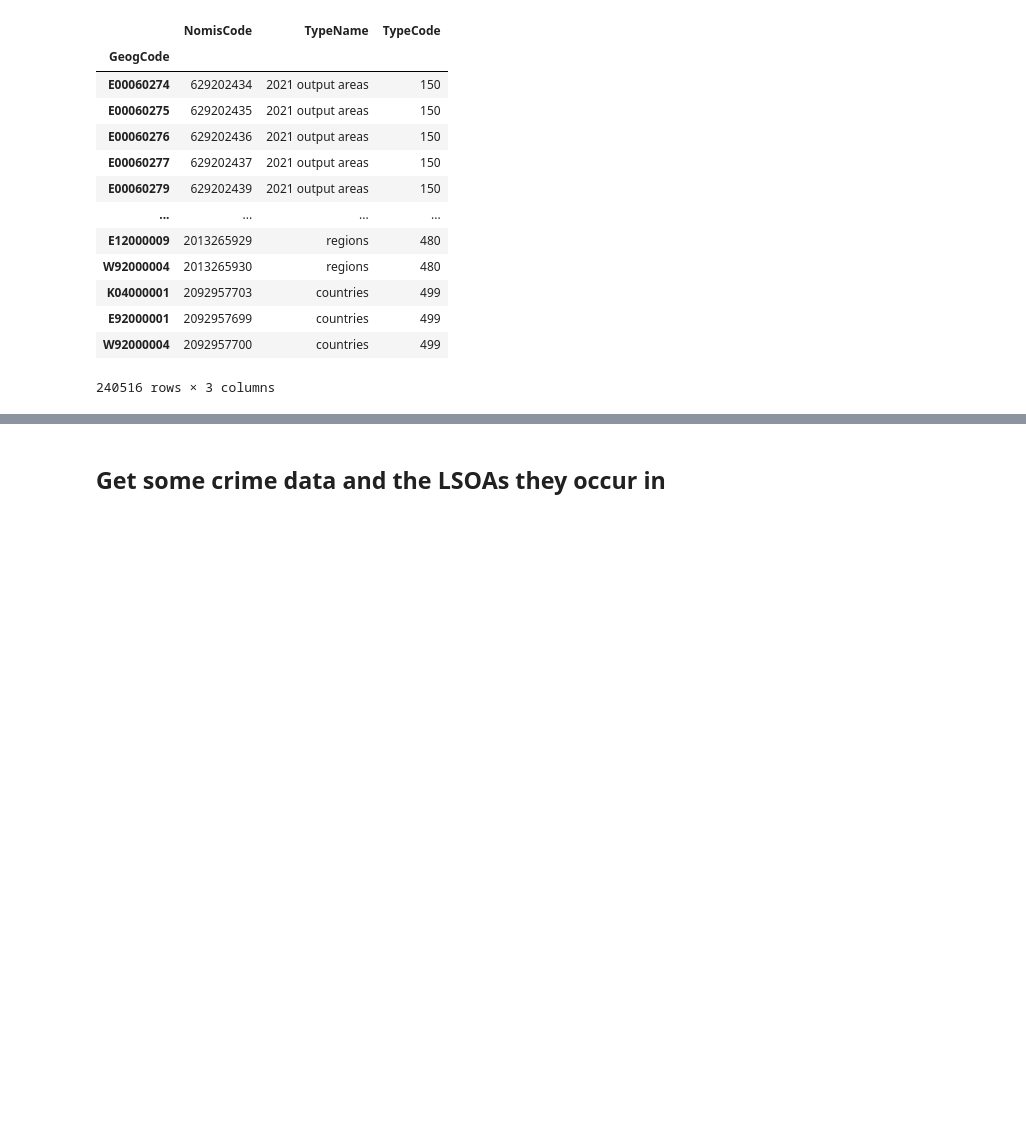
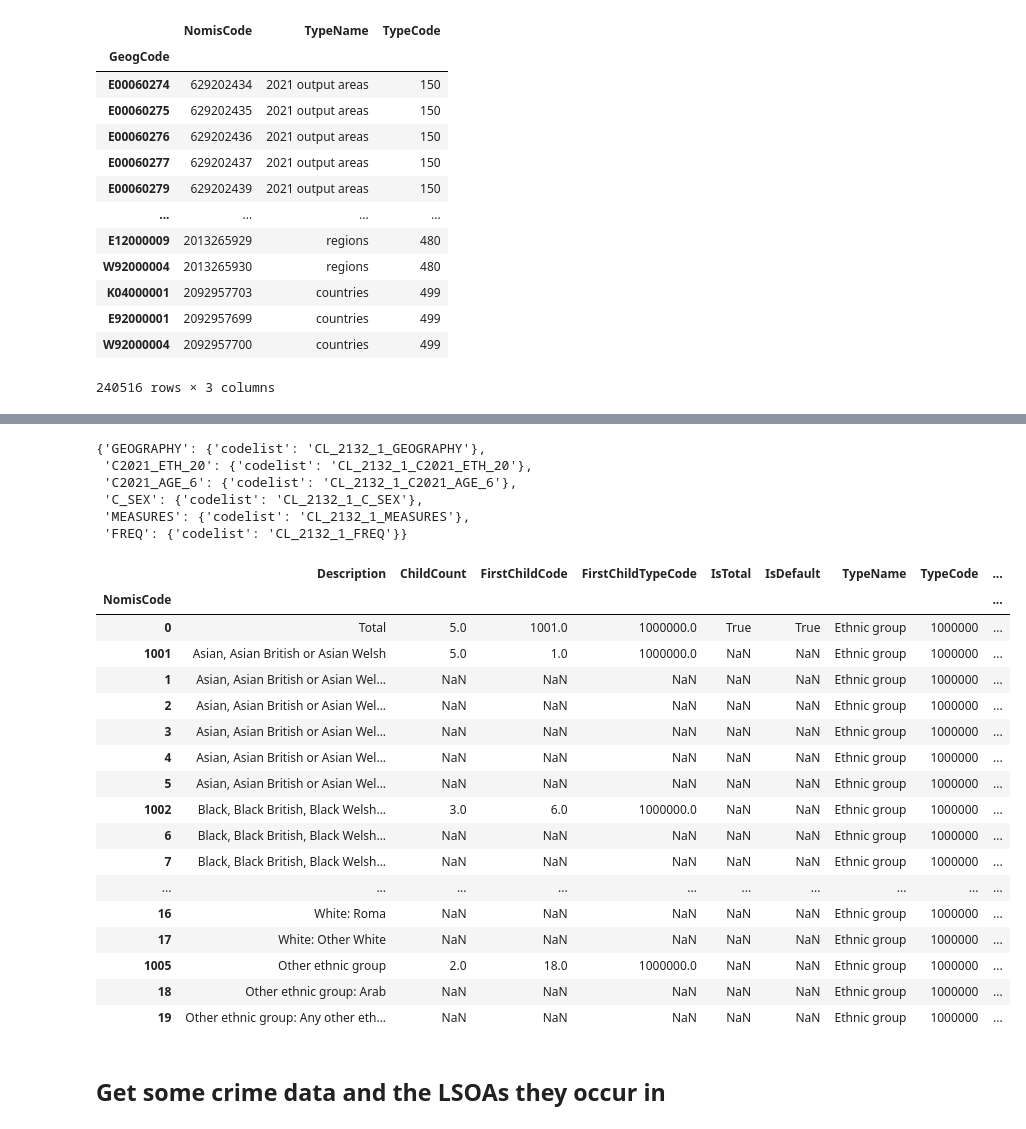
Before and after one commit to safer-streets/safer-streets-core, a Jupyter notebook: nomisweb.ipynb, the cells around one changed output, grey strips where cells are left out. Cells and saved outputs as stored; diff of their text form; code cells hidden in the pictures; blank space fills up the shorter version.

Commit message:
more metadata

```diff
--- a/nomisweb.ipynb
+++ b/nomisweb.ipynb
@@ -108,0 +108,6 @@ all_geogs  # .TypeName.value_counts()
+# %%
+metadata = TableMetadata(**fetch(f"dataset/{table_name}.def.sdmx.json"))
+
+# table info
+for a in metadata.structure.keyfamilies.keyfamily[0].annotations.annotation:
+    print(a.annotationtitle, a.annotationtext)
@@ -108,0 +130,12 @@ all_geogs  # .TypeName.value_counts()
+# %%
+fields = {
+    a.conceptref: {"codelist": a.codelist} for a in metadata.structure.keyfamilies.keyfamily[0].components.dimension
+}
+fields
+# %% [output]
+{'GEOGRAPHY': {'codelist': 'CL_2132_1_GEOGRAPHY'},
+ 'C2021_ETH_20': {'codelist': 'CL_2132_1_C2021_ETH_20'},
+ 'C2021_AGE_6': {'codelist': 'CL_2132_1_C2021_AGE_6'},
+ 'C_SEX': {'codelist': 'CL_2132_1_C_SEX'},
+ 'MEASURES': {'codelist': 'CL_2132_1_MEASURES'},
+ 'FREQ': {'codelist': 'CL_2132_1_FREQ'}}
@@ -109,3 +149,24 @@ all_geogs  # .TypeName.value_counts()
+# %%
+fields["C2021_ETH_20"]["values"]
+# %% [output]
+|  | Description | ChildCount | FirstChildCode | FirstChildTypeCode | IsTotal | IsDefault | TypeName | TypeCode | ... |
+| NomisCode |  |  |  |  |  |  |  |  | ... |
+| 0 | Total | 5.0 | 1001.0 | 1000000.0 | True | True | Ethnic group | 1000000 | ... |
+| 1001 | Asian, Asian British or Asian Welsh | 5.0 | 1.0 | 1000000.0 | NaN | NaN | Ethnic group | 1000000 | ... |
+| 1 | Asian, Asian British or Asian Wel... | NaN | NaN | NaN | NaN | NaN | Ethnic group | 1000000 | ... |
+| 2 | Asian, Asian British or Asian Wel... | NaN | NaN | NaN | NaN | NaN | Ethnic group | 1000000 | ... |
+| 3 | Asian, Asian British or Asian Wel... | NaN | NaN | NaN | NaN | NaN | Ethnic group | 1000000 | ... |
+| 4 | Asian, Asian British or Asian Wel... | NaN | NaN | NaN | NaN | NaN | Ethnic group | 1000000 | ... |
+| 5 | Asian, Asian British or Asian Wel... | NaN | NaN | NaN | NaN | NaN | Ethnic group | 1000000 | ... |
+| 1002 | Black, Black British, Black Welsh... | 3.0 | 6.0 | 1000000.0 | NaN | NaN | Ethnic group | 1000000 | ... |
+| 6 | Black, Black British, Black Welsh... | NaN | NaN | NaN | NaN | NaN | Ethnic group | 1000000 | ... |
+| 7 | Black, Black British, Black Welsh... | NaN | NaN | NaN | NaN | NaN | Ethnic group | 1000000 | ... |
+| ... | ... | ... | ... | ... | ... | ... | ... | ... | ... |
+| 16 | White: Roma | NaN | NaN | NaN | NaN | NaN | Ethnic group | 1000000 | ... |
+| 17 | White: Other White | NaN | NaN | NaN | NaN | NaN | Ethnic group | 1000000 | ... |
+| 1005 | Other ethnic group | 2.0 | 18.0 | 1000000.0 | NaN | NaN | Ethnic group | 1000000 | ... |
+| 18 | Other ethnic group: Arab | NaN | NaN | NaN | NaN | NaN | Ethnic group | 1000000 | ... |
+| 19 | Other ethnic group: Any other eth... | NaN | NaN | NaN | NaN | NaN | Ethnic group | 1000000 | ... |
 # %% [markdown]
 ## Get some crime data and the LSOAs they occur in
 # %%
```
Also changed, not shown: parts of 13 cells of this notebook, 1 other file.
